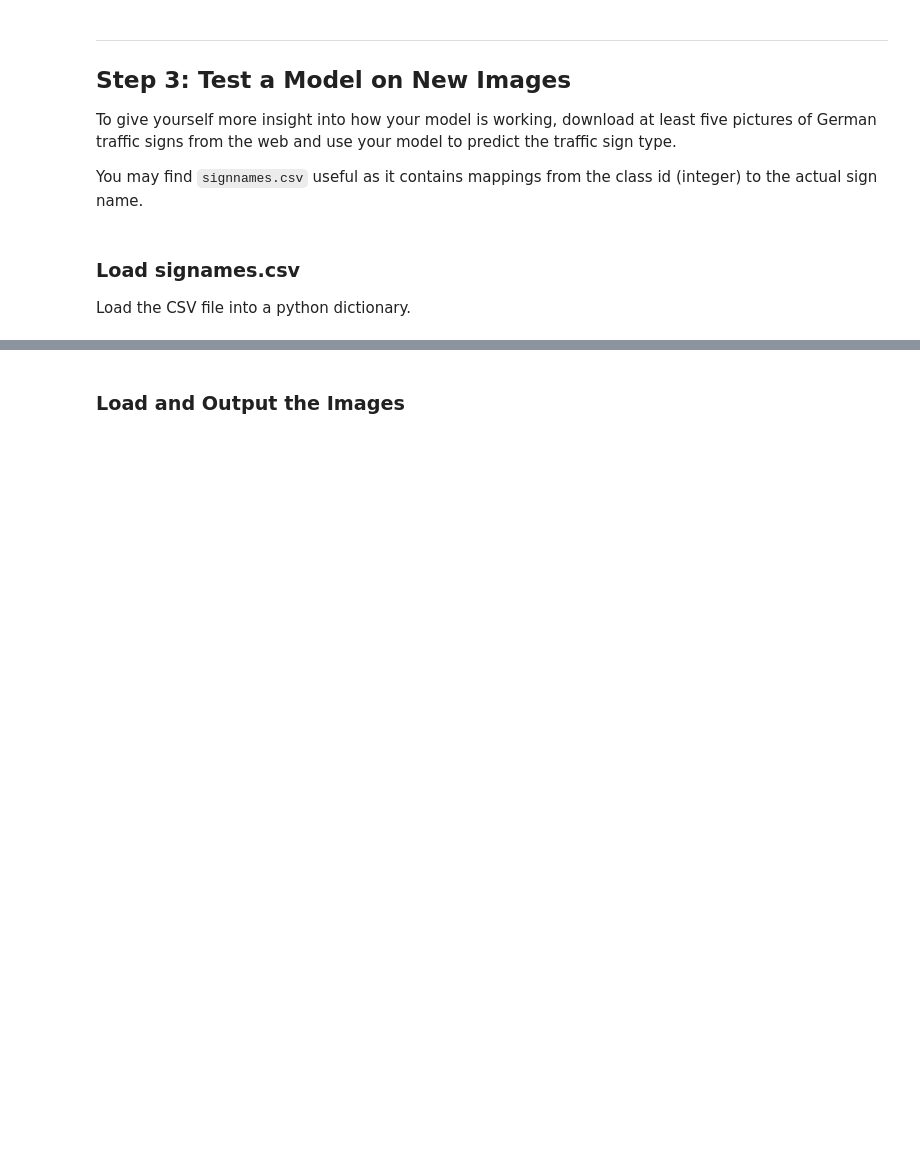
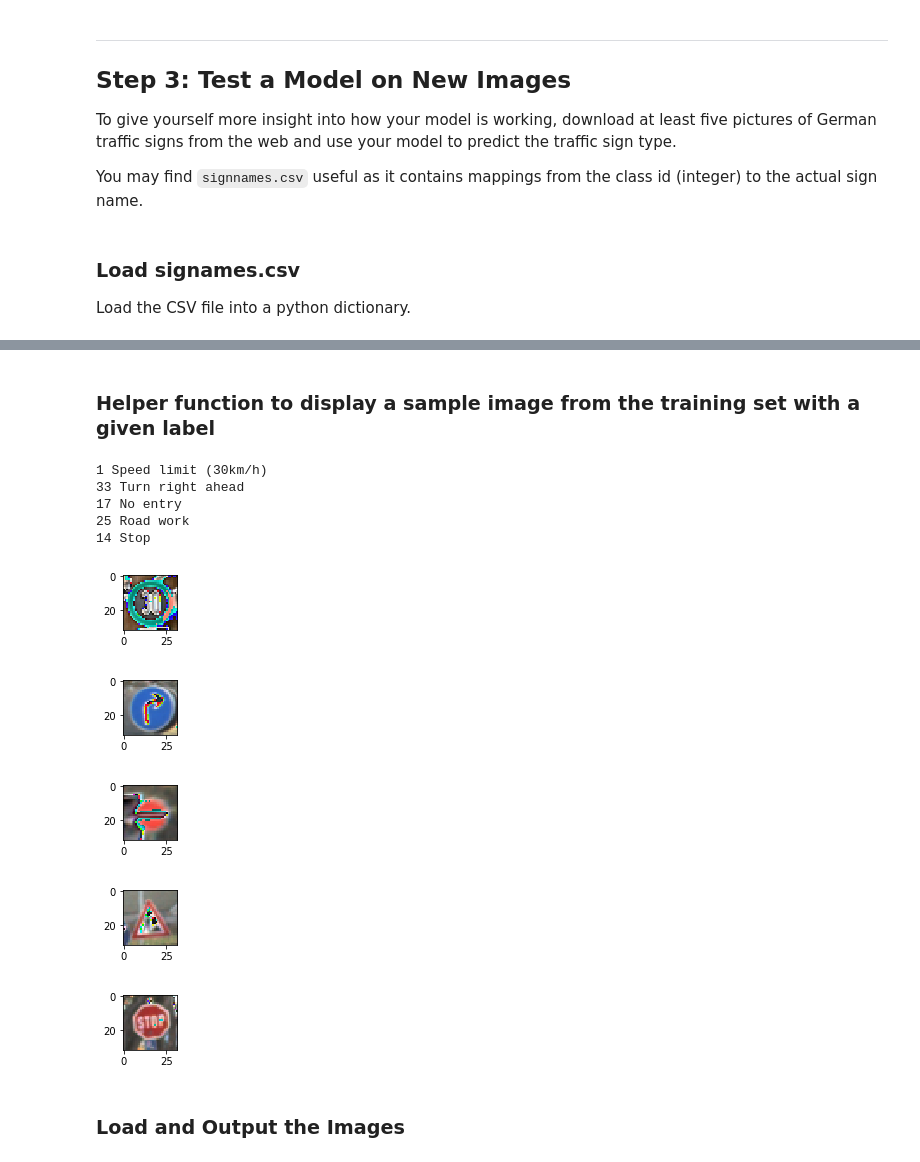
Before and after one commit to ongchinkiat/SDCND-Project2, a Jupyter notebook: Traffic_Sign_Classifier.ipynb, the cells around one changed output, grey strips where cells are left out. Drawn from its saved outputs; the diff is of its cells as text; code cells hidden in the pictures; blank space fills up the shorter version.

```diff
--- a/Traffic_Sign_Classifier.ipynb
+++ b/Traffic_Sign_Classifier.ipynb
@@ -362,3 +377,34 @@ print(30, signs[30])
+# %% [markdown]
+### Helper function to display a sample image from the training set with a given label
+# %%
+def findImage(label):
+    found = 0
+    while found == 0:
+        index = random.randint(0, len(X_train))
+        if (y_train[index] == label):
+            found = 1
+            image = X_train[index].squeeze()
+
+            plt.figure(figsize=(1,1))
+            plt.imshow(image)
+            print(y_train[index], signs[label])
+
+findImage(1)
+findImage(33)
+findImage(17)
+findImage(25)
+findImage(14)
+# %% [output]
+1 Speed limit (30km/h)
+33 Turn right ahead
+17 No entry
+25 Road work
+14 Stop
+[figure, added]
+[figure, added]
+[figure, added]
+[figure, added]
+[figure, added]
 # %% [markdown]
 ### Load and Output the Images
 # %%
```
Also changed, not shown: parts of 9 cells of this notebook, 2 other files.
